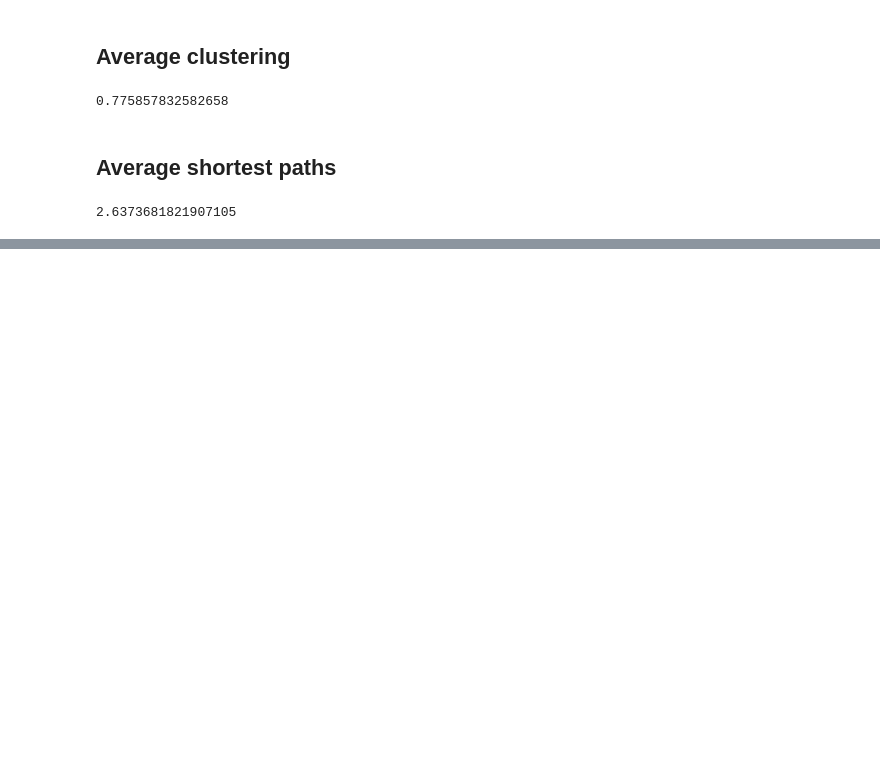
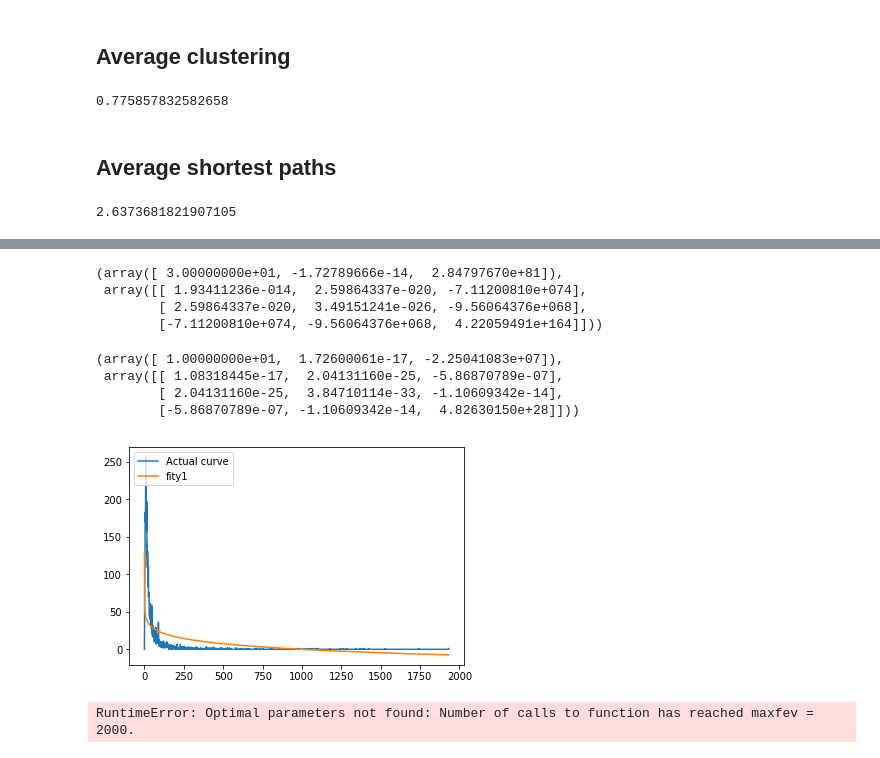
Before and after one commit to AugustoPeres/crc-project-1, a Jupyter notebook: Greatest Connected Component - 2.ipynb, the cells around one changed output, grey strips where cells are left out. Drawn from its saved outputs; the diff is of its cells as text; code cells hidden in the pictures; blank space fills up the shorter version.

```diff
--- a/Greatest Connected Component - 2.ipynb
+++ b/Greatest Connected Component - 2.ipynb
@@ -314,0 +297,18 @@ ValueError: could not broadcast input array from shape (3,3) into shape (3)
+# %%
+#df.plot(x='Degree', y='Number of Nodes', kind='line', style='--ro', figsize=(10, 5))
+
+degfreq=nx.degree_histogram(G)
+deglist=list(range(0,len(degfreq)))
+
+x = np.asarray(deglist)
+y = np.asarray(degfreq)
+
+sol1 = curve_fit(func_powerlaw, x, y, maxfev=10000 )
+
+
+#for i in y:
+#    float(i)
+
+sol2 = curve_fit(func_powerlaw, x, y, p0 =np.asarray([30,0.5,0.02]),maxfev=5000)
+
+sol3 = curve_fit(func_powerlaw, x, y, p0 =np.asarray([10,0.2,5]),maxfev=5000)
@@ -314,0 +322,20 @@ ValueError: could not broadcast input array from shape (3,3) into shape (3)
+# %%
+sol2
+# %% [output]
+(array([ 3.00000000e+01, -1.72789666e-14,  2.84797670e+81]),
+ array([[ 1.93411236e-014,  2.59864337e-020, -7.11200810e+074],
+        [ 2.59864337e-020,  3.49151241e-026, -9.56064376e+068],
+        [-7.11200810e+074, -9.56064376e+068,  4.22059491e+164]]))
+# %%
+sol3
+# %% [output]
+(array([ 1.00000000e+01,  1.72600061e-17, -2.25041083e+07]),
+ array([[ 1.08318445e-17,  2.04131160e-25, -5.86870789e-07],
+        [ 2.04131160e-25,  3.84710114e-33, -1.10609342e-14],
+        [-5.86870789e-07, -1.10609342e-14,  4.82630150e+28]]))
+# %%
+fity1=[0] * len(deglist)
+for i in range(0,len(deglist)):
+    fity1[i]= func_powerlaw(i,8.51961978e-02,-7.19475195e+01, 1.29611607e+02)
+
+#fity1
@@ -314,0 +356,11 @@ ValueError: could not broadcast input array from shape (3,3) into shape (3)
+# %%
+plt.plot(x, y)
+plt.plot(x,np.asarray(fity1))
+#plt.plot(x,np.asarray(fity2))
+#plt.plot(x,np.asarray(fity3))
+
+plt.legend(['Actual curve', 'fity1','fity2','fity3'], loc='upper left')
+
+plt.show()
+# %% [output]
+[figure, added]
@@ -314,0 +370,11 @@ ValueError: could not broadcast input array from shape (3,3) into shape (3)
+# %%
+degfreq=nx.degree_histogram(G)
+deglist=list(range(0,len(degfreq)))
+
+x = np.asarray(deglist)
+y = np.asarray(degfreq)
+
+sol4 = curve_fit(func_other_fit, x, y,p0 =np.asarray([0.5,0.02]),maxfev=2000)
+sol4
+# %% [output]
+RuntimeError: Optimal parameters not found: Number of calls to function has reached maxfev = 2000.
```
Also changed, not shown: parts of 14 cells of this notebook.
